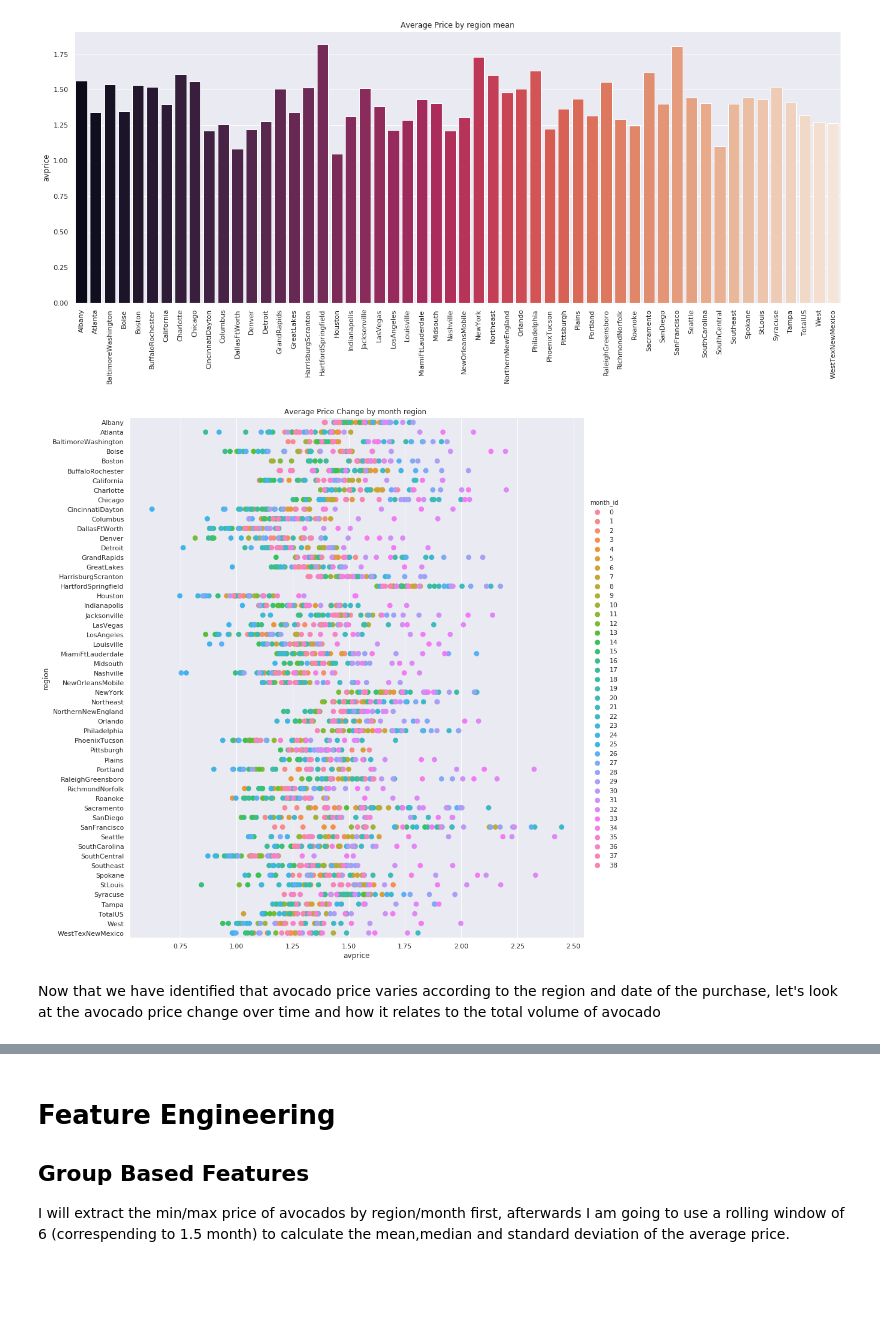
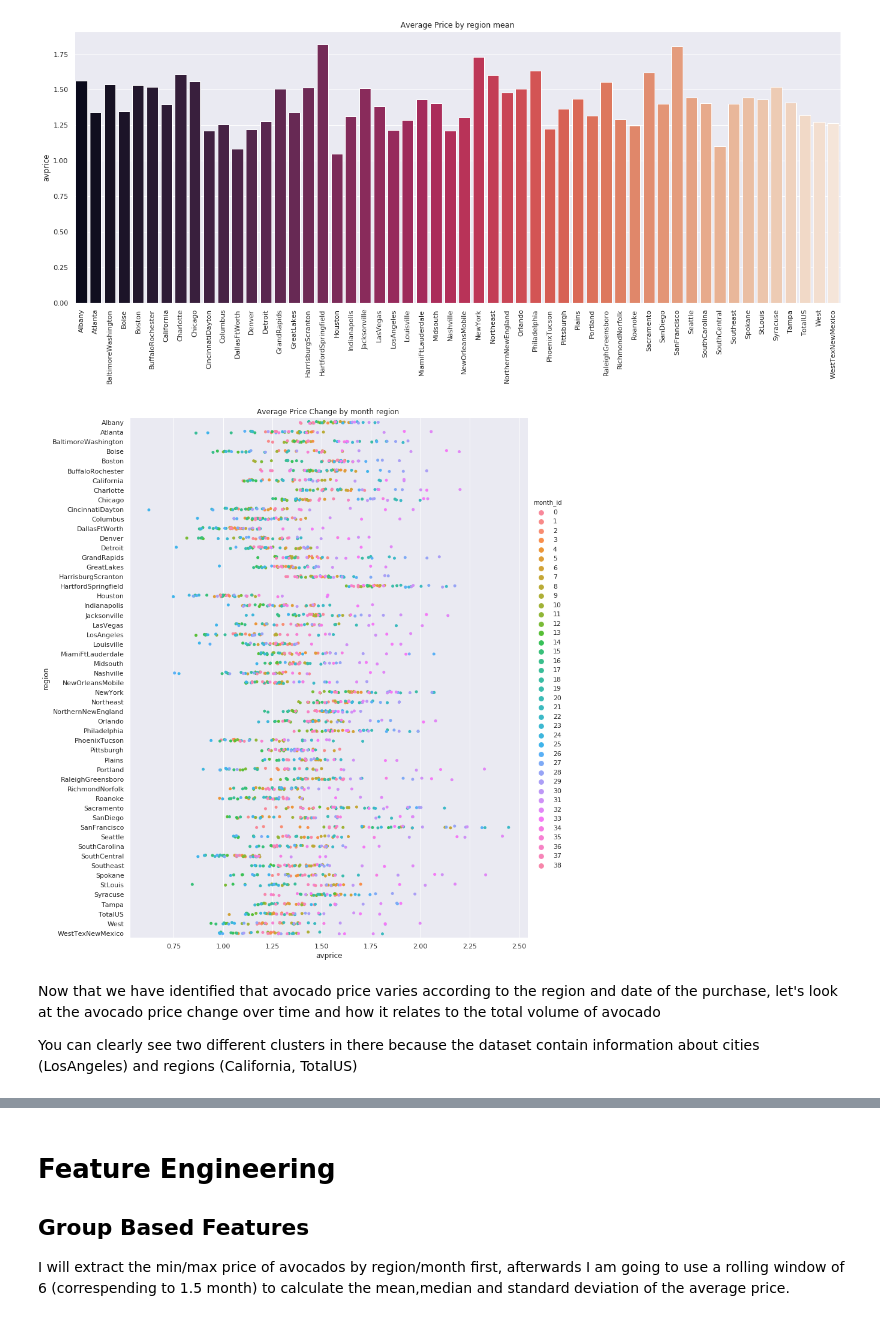
Before and after one commit to marouanel/Data-Projects, a Jupyter notebook: Time Series - Avocados/avocado_price_prediction.ipynb, the cells around one changed output, grey strips where cells are left out. Saved outputs shown, nothing was run; the diff lists cells and outputs as text; code cells hidden in the pictures; blank space fills up the shorter version.

Commit message:
Minor Visual Edits
Changing Markdown and some graphs

```diff
--- a/Time Series - Avocados/avocado_price_prediction.ipynb
+++ b/Time Series - Avocados/avocado_price_prediction.ipynb
@@ -133,13 +136,16 @@ plt.show()
 [figure]
 # %%
 gp_month_region_price_mean = data.groupby(['region','month_id'], as_index=False)['avprice'].mean()
-sns.factorplot('avprice','region', data=gp_month_region_price_mean  ,hue='month_id',height=13,aspect=1,join=False,)
+sns.catplot('avprice','region', data=gp_month_region_price_mean  ,hue='month_id',height=13,aspect=0.9,)
 plt.title("Average Price Change by month region ")
 plt.show()
 # %% [output]
-[figure, old version]
+[figure, new version]
 # %% [markdown]
 Now that we have identified that avocado price varies according to the region and date of the purchase, let's look at the avocado price change over time and how it relates to the total volume of avocado
+
+
+You can clearly see two different clusters in there because the dataset contain information about cities (LosAngeles) and regions (California, TotalUS)
 # %%
 gp_price_mean = data.groupby(['month_id'], as_index=False)['avprice'].mean()
 gp_volume_mean = data.groupby(['month_id'], as_index=False)['totalvol'].mean()
```
Also changed, not shown: parts of 10 cells of this notebook, 14 other files.
